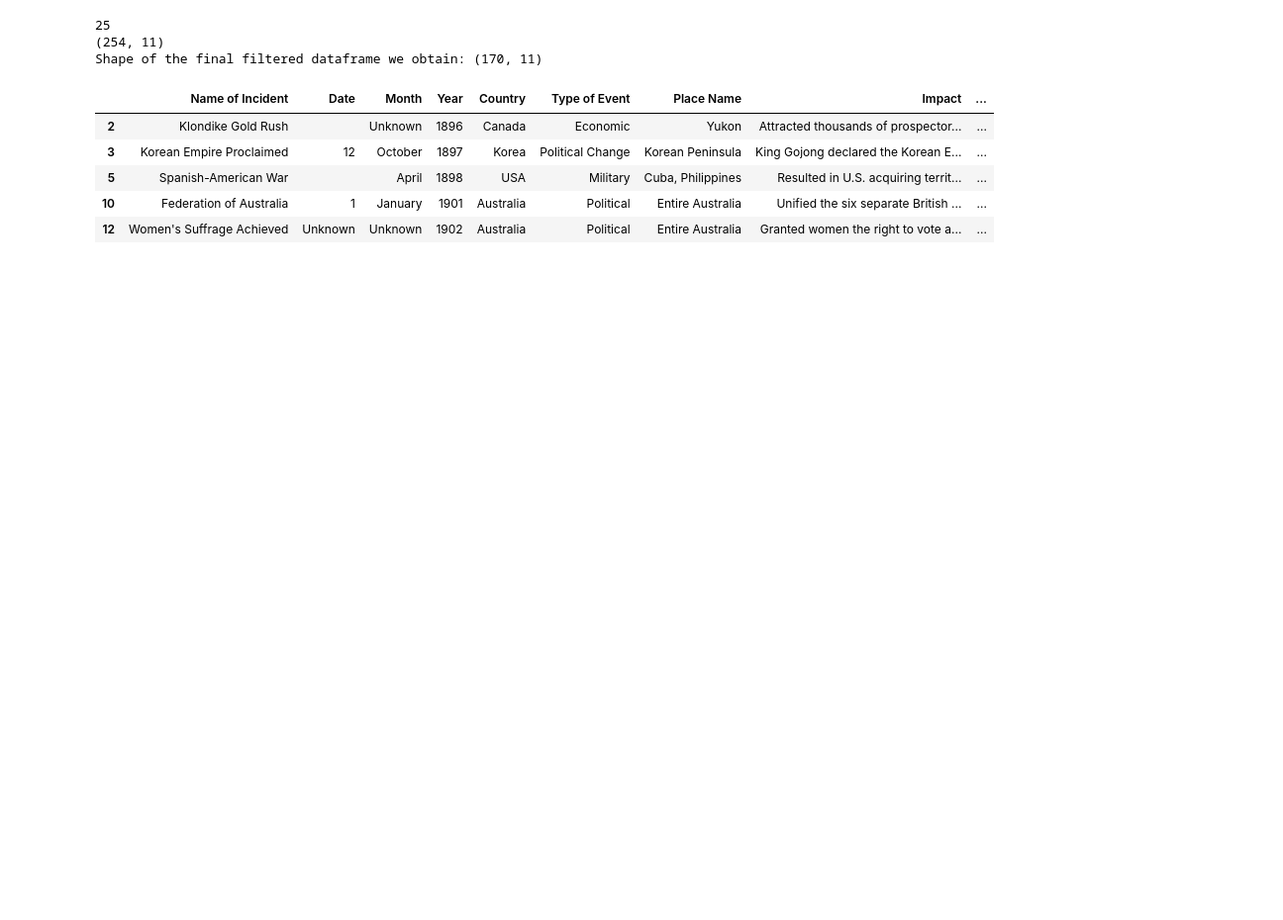
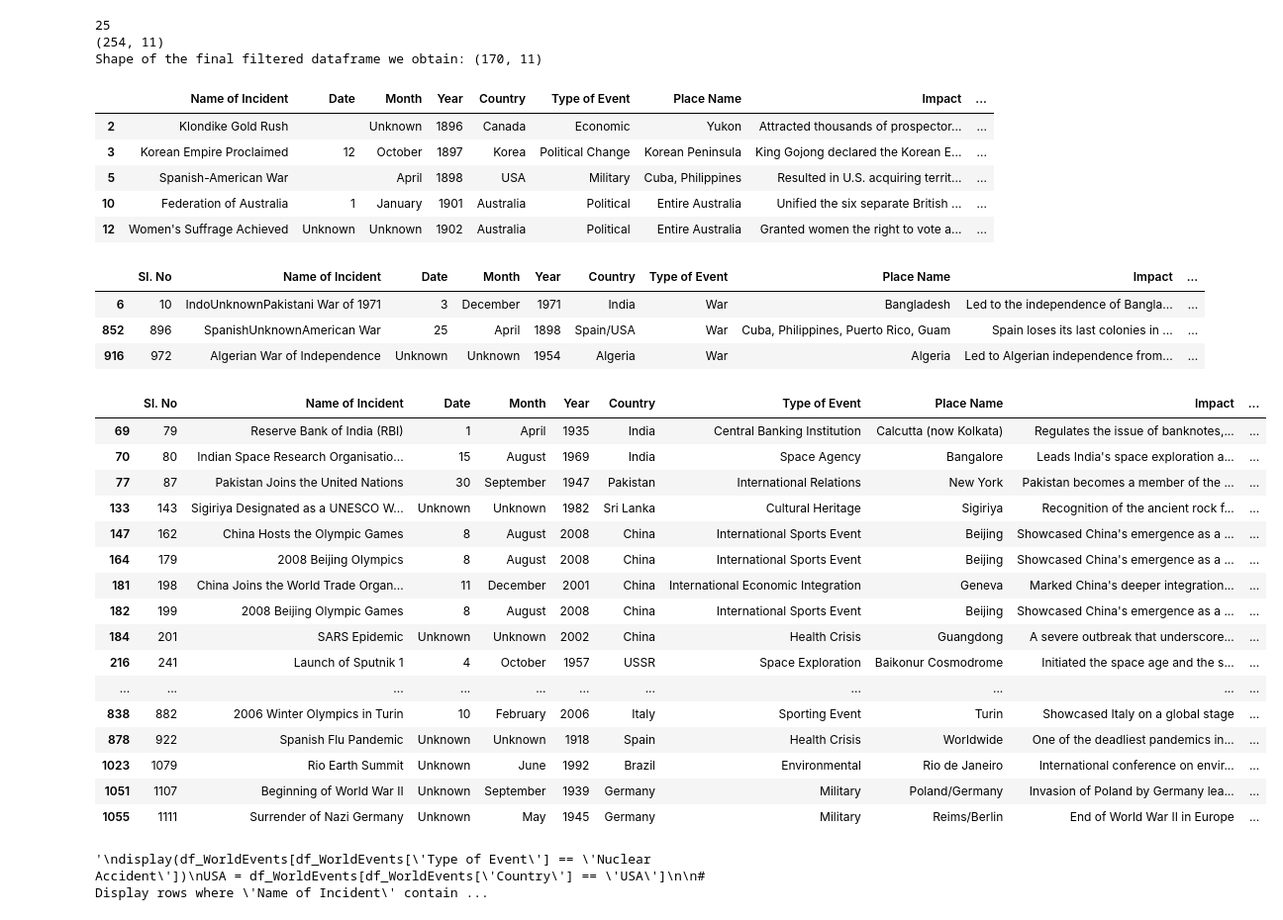
Before and after one commit to epfl-ada/ada-2024-project-padawans, a Jupyter notebook: Analysis_Historical_Events.ipynb, the cells around one changed output. Shown at 99% size. Cells and saved outputs as stored; diff of their text form; code cells hidden in the pictures; blank space fills up the shorter version.

Commit message:
Small last part just to see global impact

```diff
--- a/Analysis_Historical_Events.ipynb
+++ b/Analysis_Historical_Events.ipynb
@@ -286,3 +275,60 @@ df_top_filtered.head()
 | 12 | Women's Suffrage Achieved | Unknown | Unknown | 1902 | Australia | Political | Entire Australia | Granted women the right to vote a... | ... |
 # %%
 #Maybe a heat map of outcome vs type of event ?
+# %%
+count = df_WorldEvents['Type of Event'].value_counts()
+#count = df_WorldEvents['Affected Population'].value_counts()
+#display(count.iloc[100: 160])
+#Scientific
+#Space Exploration
+#Nuclear Test
+#Sports
+#International Sports Event
+#Aviation
+display(df_WorldEvents[df_WorldEvents['Type of Event'] == 'War'])
+#Global community
+#Global population
+#Global audience
+#Japanese civilians, global community
+# Display rows where 'Affected Population' contains the word "global"
+#Change Year column into int
+df_WorldEvents['Year'] = pd.to_numeric(df_WorldEvents['Year'], errors='coerce')
+#Drop NaN created for years "BC" (we are not interested in events that took place before christ)
+df_WorldEvents.dropna(subset=['Year'], inplace=True)
+#Int type
+df_WorldEvents['Year'] = df_WorldEvents['Year'].astype(int)
+df_WorldEvents = df_WorldEvents[df_WorldEvents['Year'] > 1890]
+df_WorldEvents = df_WorldEvents[df_WorldEvents['Year'] < 2010]
+
+display(df_WorldEvents[df_WorldEvents['Affected Population'].str.contains('global', case=False, na=False)])
+
+
+'''
+display(df_WorldEvents[df_WorldEvents['Type of Event'] == 'Nuclear Accident'])
+USA = df_WorldEvents[df_WorldEvents['Country'] == 'USA']
+
+# Display rows where 'Name of Incident' contains the word "Nuclear"
+display(df_WorldEvents.sort_values(by='Year'))'''
+# %% [output]
+|  | Sl. No | Name of Incident | Date | Month | Year | Country | Type of Event | Place Name | Impact | ... |
+| 6 | 10 | IndoUnknownPakistani War of 1971 | 3 | December | 1971 | India | War | Bangladesh | Led to the independence of Bangla... | ... |
+| 852 | 896 | SpanishUnknownAmerican War | 25 | April | 1898 | Spain/USA | War | Cuba, Philippines, Puerto Rico, Guam | Spain loses its last colonies in ... | ... |
+| 916 | 972 | Algerian War of Independence | Unknown | Unknown | 1954 | Algeria | War | Algeria | Led to Algerian independence from... | ... |
+|  | Sl. No | Name of Incident | Date | Month | Year | Country | Type of Event | Place Name | Impact | ... |
+| 69 | 79 | Reserve Bank of India (RBI) | 1 | April | 1935 | India | Central Banking Institution | Calcutta (now Kolkata) | Regulates the issue of banknotes,... | ... |
+| 70 | 80 | Indian Space Research Organisatio... | 15 | August | 1969 | India | Space Agency | Bangalore | Leads India's space exploration a... | ... |
+| 77 | 87 | Pakistan Joins the United Nations | 30 | September | 1947 | Pakistan | International Relations | New York | Pakistan becomes a member of the ... | ... |
+| 133 | 143 | Sigiriya Designated as a UNESCO W... | Unknown | Unknown | 1982 | Sri Lanka | Cultural Heritage | Sigiriya | Recognition of the ancient rock f... | ... |
+| 147 | 162 | China Hosts the Olympic Games | 8 | August | 2008 | China | International Sports Event | Beijing | Showcased China's emergence as a ... | ... |
+| 164 | 179 | 2008 Beijing Olympics | 8 | August | 2008 | China | International Sports Event | Beijing | Showcased China's emergence as a ... | ... |
+| 181 | 198 | China Joins the World Trade Organ... | 11 | December | 2001 | China | International Economic Integration | Geneva | Marked China's deeper integration... | ... |
+| 182 | 199 | 2008 Beijing Olympic Games | 8 | August | 2008 | China | International Sports Event | Beijing | Showcased China's emergence as a ... | ... |
+| 184 | 201 | SARS Epidemic | Unknown | Unknown | 2002 | China | Health Crisis | Guangdong | A severe outbreak that underscore... | ... |
+| 216 | 241 | Launch of Sputnik 1 | 4 | October | 1957 | USSR | Space Exploration | Baikonur Cosmodrome | Initiated the space age and the s... | ... |
+| ... | ... | ... | ... | ... | ... | ... | ... | ... | ... | ... |
+| 838 | 882 | 2006 Winter Olympics in Turin | 10 | February | 2006 | Italy | Sporting Event | Turin | Showcased Italy on a global stage | ... |
+| 878 | 922 | Spanish Flu Pandemic | Unknown | Unknown | 1918 | Spain | Health Crisis | Worldwide | One of the deadliest pandemics in... | ... |
+| 1023 | 1079 | Rio Earth Summit | Unknown | June | 1992 | Brazil | Environmental | Rio de Janeiro | International conference on envir... | ... |
+| 1051 | 1107 | Beginning of World War II | Unknown | September | 1939 | Germany | Military | Poland/Germany | Invasion of Poland by Germany lea... | ... |
+| 1055 | 1111 | Surrender of Nazi Germany | Unknown | May | 1945 | Germany | Military | Reims/Berlin | End of World War II in Europe | ... |
+'\ndisplay(df_WorldEvents[df_WorldEvents[\'Type of Event\'] == \'Nuclear Accident\'])\nUSA = df_WorldEvents[df_WorldEvents[\'Country\'] == \'USA\']\n\n# Display rows where \'Name of Incident\' contain ...
```
Also changed, not shown: parts of 7 cells of this notebook.
